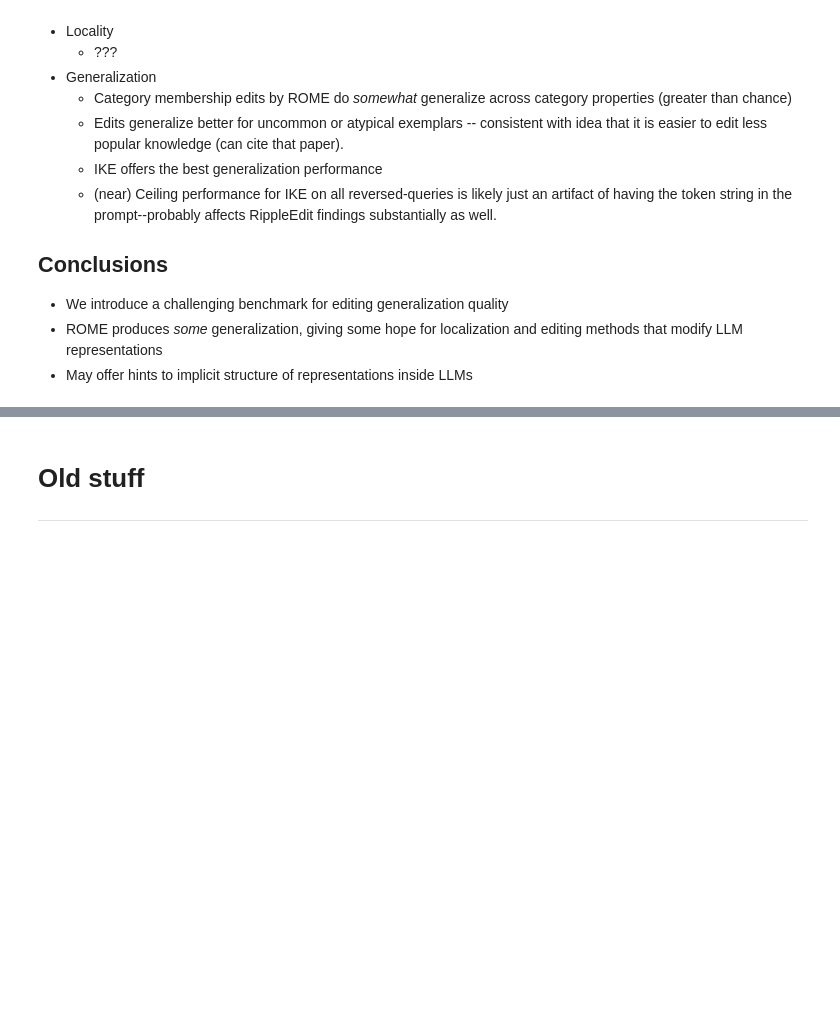
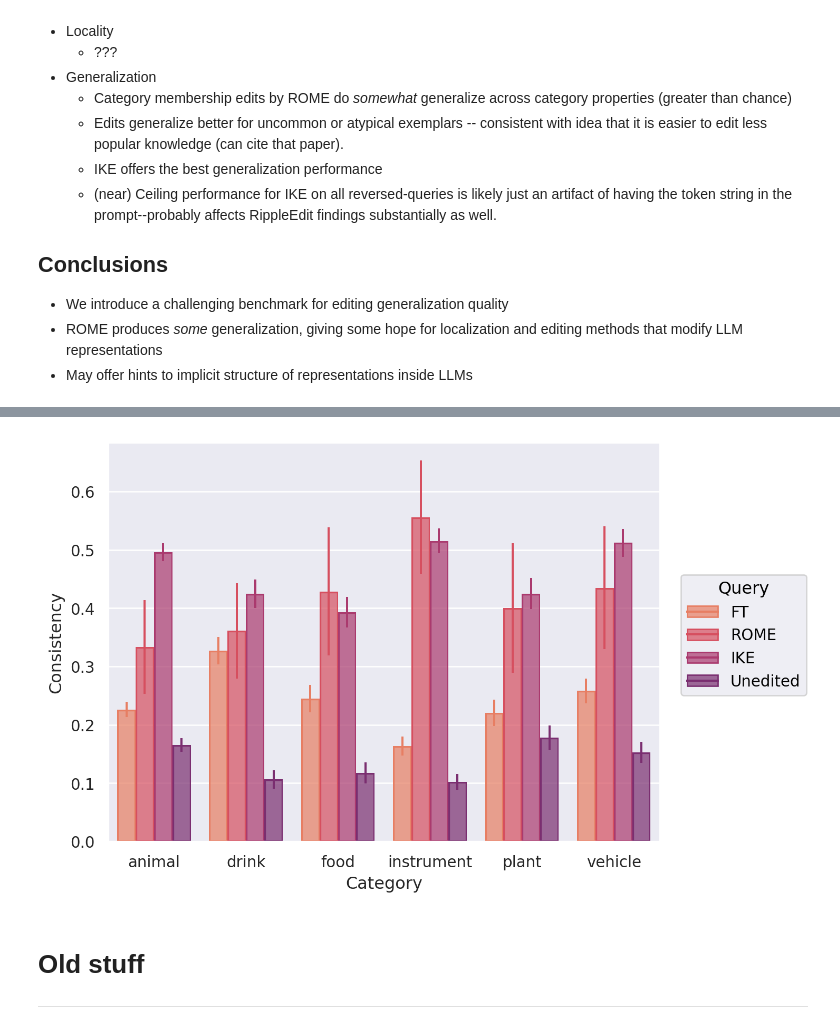
Before and after one commit to derekpowell/EasyEdit, a Jupyter notebook: analysis.ipynb, the cells around one changed output, grey strips where cells are left out. Saved outputs shown, nothing was run; the diff lists cells and outputs as text; code cells hidden in the pictures; blank space fills up the shorter version.

```diff
--- a/analysis.ipynb
+++ b/analysis.ipynb
@@ -207,3 +272,17 @@ fig
+# %%
+ (
+    so.Plot(fig_df2.loc[lambda x: x.query_type == "fwd"], x = "superordinate_category", y = "estimate", color = "method")
+    # .facet("query_type")
+    .add(so.Bar(), so.Agg(), so.Dodge())
+    .add(so.Range(), so.Dodge(), ymax = "ul", ymin = "ll")
+    .label(x = "Category", y = "Consistency", color = "Query")
+    .scale(color = "flare")
+    # .add(so.Lines(), so.Agg(), y = "chance")
+    # .on(ax)
+    .plot()
+)
+# %% [output]
+[figure, added]
 # %% [markdown]
 # Old stuff
 
```
Also changed, not shown: parts of 4 cells of this notebook, 6 other files.
